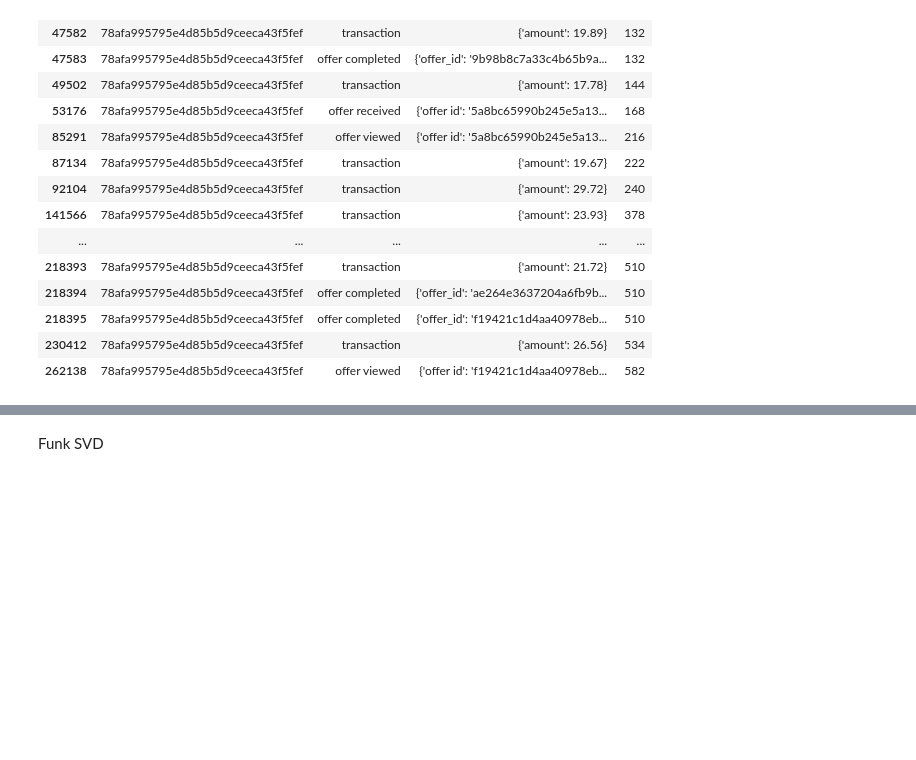
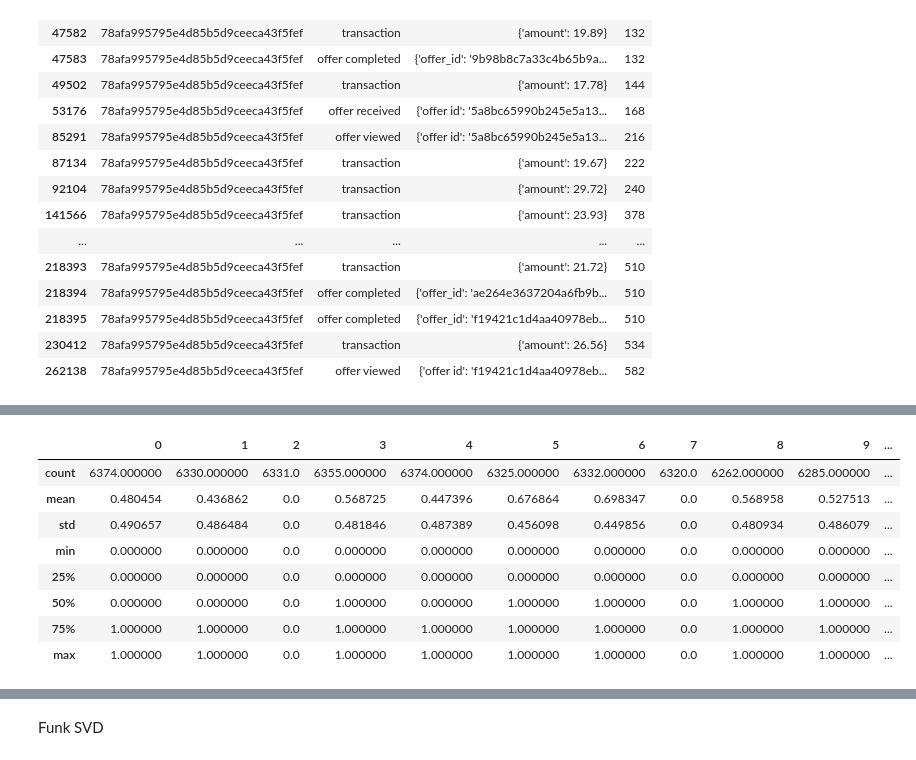
Before and after one commit to venson/starbucks, a Jupyter notebook: Starbucks_Capstone_notebook.ipynb, the cells around one changed output, grey strips where cells are left out. Cells and saved outputs as stored; diff of their text form; code cells hidden in the pictures; blank space fills up the shorter version.

```diff
--- a/Starbucks_Capstone_notebook.ipynb
+++ b/Starbucks_Capstone_notebook.ipynb
@@ -379,0 +390,12 @@ trans_feature.head()
+# %%
+trans_df.describe()
+# %% [output]
+|  | 0 | 1 | 2 | 3 | 4 | 5 | 6 | 7 | 8 | 9 | ... |
+| count | 6374.000000 | 6330.000000 | 6331.0 | 6355.000000 | 6374.000000 | 6325.000000 | 6332.000000 | 6320.0 | 6262.000000 | 6285.000000 | ... |
+| mean | 0.480454 | 0.436862 | 0.0 | 0.568725 | 0.447396 | 0.676864 | 0.698347 | 0.0 | 0.568958 | 0.527513 | ... |
+| std | 0.490657 | 0.486484 | 0.0 | 0.481846 | 0.487389 | 0.456098 | 0.449856 | 0.0 | 0.480934 | 0.486079 | ... |
+| min | 0.000000 | 0.000000 | 0.0 | 0.000000 | 0.000000 | 0.000000 | 0.000000 | 0.0 | 0.000000 | 0.000000 | ... |
+| 25% | 0.000000 | 0.000000 | 0.0 | 0.000000 | 0.000000 | 0.000000 | 0.000000 | 0.0 | 0.000000 | 0.000000 | ... |
+| 50% | 0.000000 | 0.000000 | 0.0 | 1.000000 | 0.000000 | 1.000000 | 1.000000 | 0.0 | 1.000000 | 1.000000 | ... |
+| 75% | 1.000000 | 1.000000 | 0.0 | 1.000000 | 1.000000 | 1.000000 | 1.000000 | 0.0 | 1.000000 | 1.000000 | ... |
+| max | 1.000000 | 1.000000 | 0.0 | 1.000000 | 1.000000 | 1.000000 | 1.000000 | 0.0 | 1.000000 | 1.000000 | ... |
```
Also changed, not shown: parts of 27 cells of this notebook.
